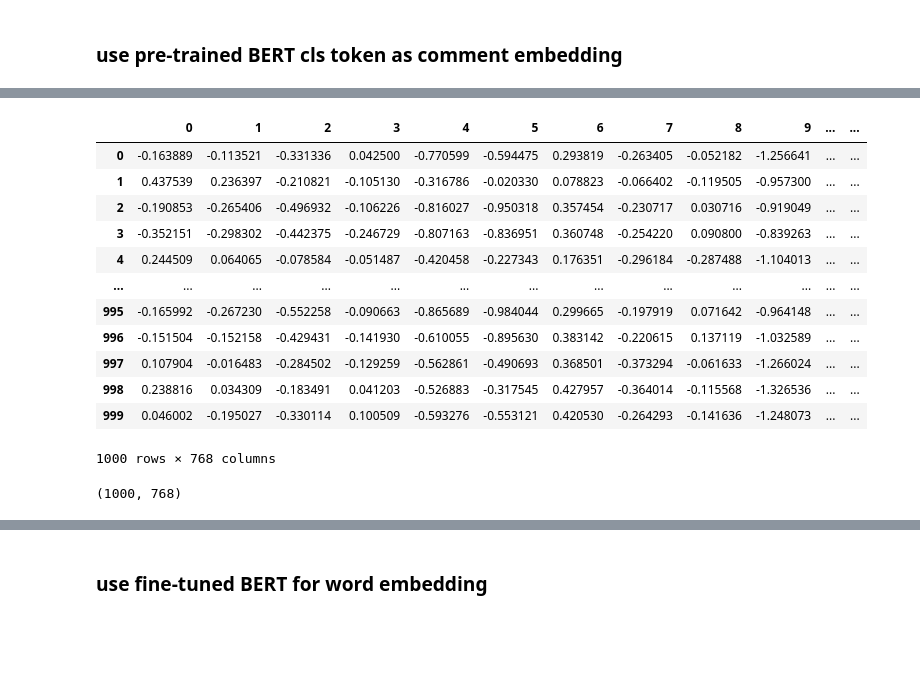
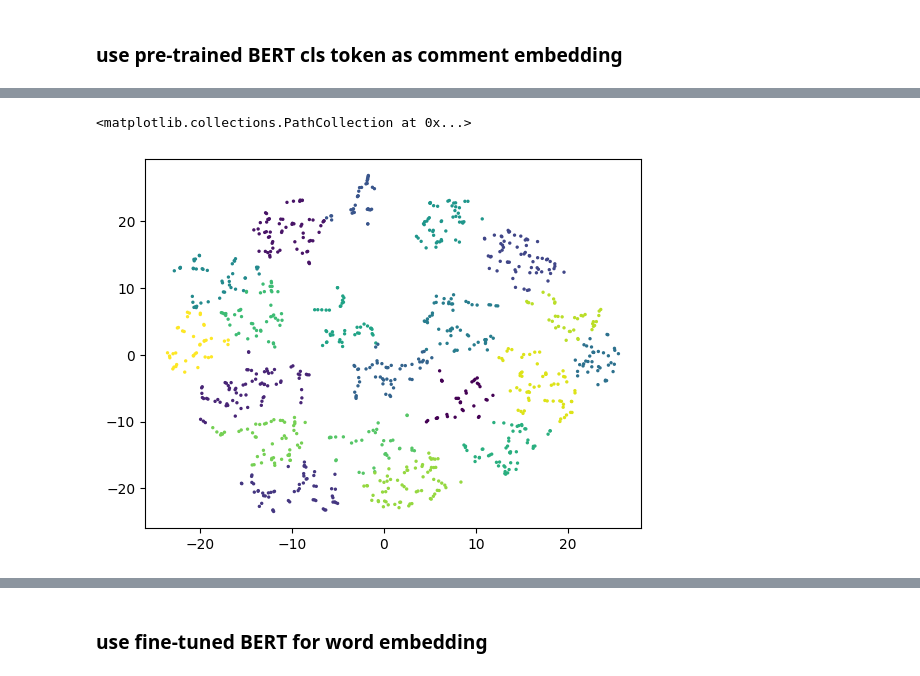
Before and after one commit to jackpck/LLM, a Jupyter notebook: use_cases/topic_discovery.ipynb, the cells around one changed output, grey strips where cells are left out. Cells and saved outputs as stored; diff of their text form; code cells hidden in the pictures; blank space fills up the shorter version.

```diff
--- a/use_cases/topic_discovery.ipynb
+++ b/use_cases/topic_discovery.ipynb
@@ -150,26 +165,16 @@ pd.DataFrame(comment_embedding).to_csv('./data/bert_yelp_embedding.csv')
-# %%
-comment_embedding = pd.read_csv('./data/bert_yelp_embedding.csv', index_col=0)
-comment_embedding
-# %% [output]
-|  | 0 | 1 | 2 | 3 | 4 | 5 | 6 | 7 | 8 | 9 | ... | ... |
-| 0 | -0.163889 | -0.113521 | -0.331336 | 0.042500 | -0.770599 | -0.594475 | 0.293819 | -0.263405 | -0.052182 | -1.256641 | ... | ... |
-| 1 | 0.437539 | 0.236397 | -0.210821 | -0.105130 | -0.316786 | -0.020330 | 0.078823 | -0.066402 | -0.119505 | -0.957300 | ... | ... |
-| 2 | -0.190853 | -0.265406 | -0.496932 | -0.106226 | -0.816027 | -0.950318 | 0.357454 | -0.230717 | 0.030716 | -0.919049 | ... | ... |
-| 3 | -0.352151 | -0.298302 | -0.442375 | -0.246729 | -0.807163 | -0.836951 | 0.360748 | -0.254220 | 0.090800 | -0.839263 | ... | ... |
-| 4 | 0.244509 | 0.064065 | -0.078584 | -0.051487 | -0.420458 | -0.227343 | 0.176351 | -0.296184 | -0.287488 | -1.104013 | ... | ... |
-| ... | ... | ... | ... | ... | ... | ... | ... | ... | ... | ... | ... | ... |
-| 995 | -0.165992 | -0.267230 | -0.552258 | -0.090663 | -0.865689 | -0.984044 | 0.299665 | -0.197919 | 0.071642 | -0.964148 | ... | ... |
-| 996 | -0.151504 | -0.152158 | -0.429431 | -0.141930 | -0.610055 | -0.895630 | 0.383142 | -0.220615 | 0.137119 | -1.032589 | ... | ... |
-| 997 | 0.107904 | -0.016483 | -0.284502 | -0.129259 | -0.562861 | -0.490693 | 0.368501 | -0.373294 | -0.061633 | -1.266024 | ... | ... |
-| 998 | 0.238816 | 0.034309 | -0.183491 | 0.041203 | -0.526883 | -0.317545 | 0.427957 | -0.364014 | -0.115568 | -1.326536 | ... | ... |
-| 999 | 0.046002 | -0.195027 | -0.330114 | 0.100509 | -0.593276 | -0.553121 | 0.420530 | -0.264293 | -0.141636 | -1.248073 | ... | ... |
-1000 rows × 768 columns
-# %%
-comment_embedding.shape
-# %% [output]
-(1000, 768)
 # %%
 pipe = Pipeline([('scaler',StandardScaler()),
                  ('pca',PCA(n_components=20)),
-                 ('tsne',TSNE(perplexity=10, learning_rate=1))
+                 ('tsne',TSNE(perplexity=10, learning_rate=1, random_state=123))
                 ])
+cls_embedding_tsne = pipe.fit_transform(cls_embedding)
+km = KMeans(n_clusters=20)
+km.fit(cls_embedding_tsne)
+
+plt.scatter(cls_embedding_tsne[:,0],
+            cls_embedding_tsne[:,1],
+            s=2,
+            c=km.labels_)
+# %% [output]
+<matplotlib.collections.PathCollection at 0x...>
+[figure, added]
```
Also changed, not shown: parts of 44 cells of this notebook, 3 other files.
